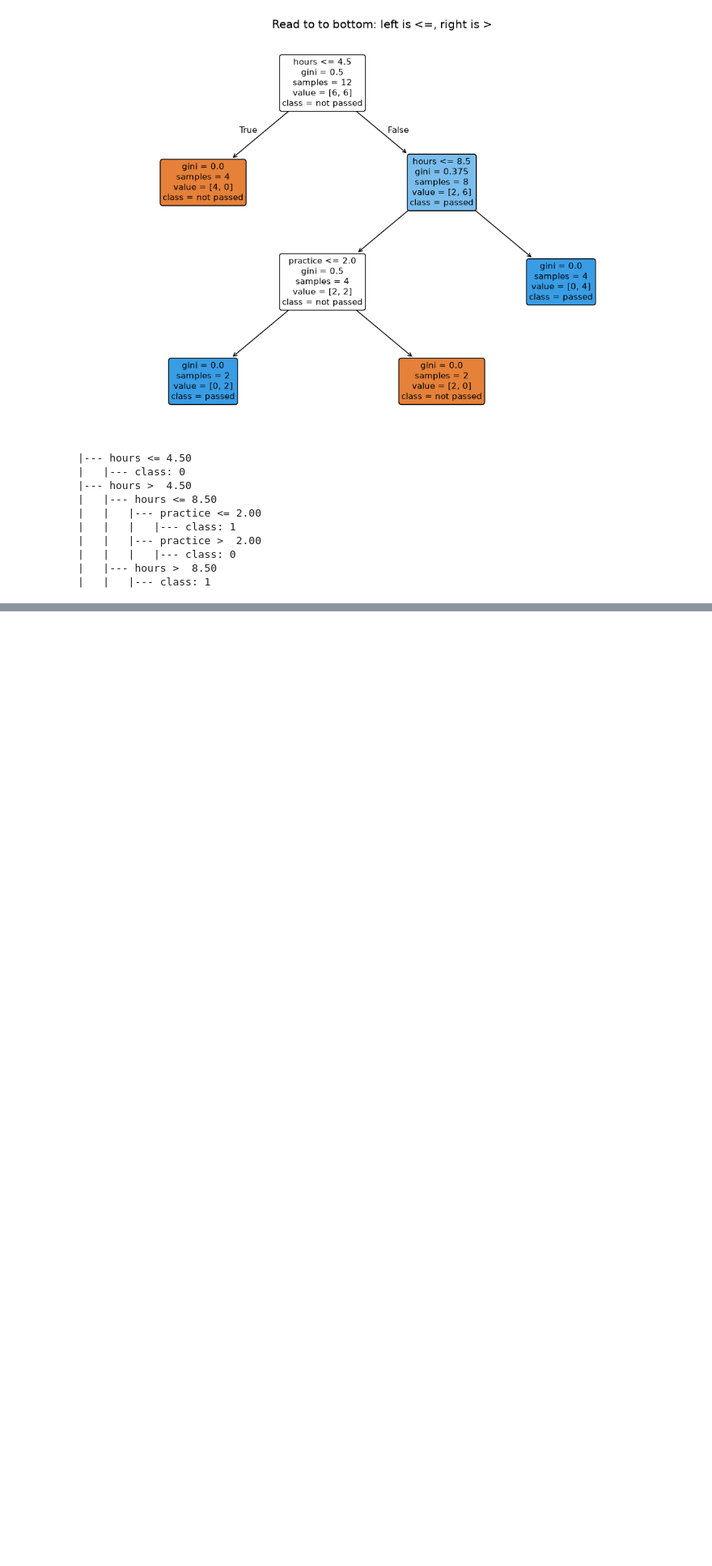
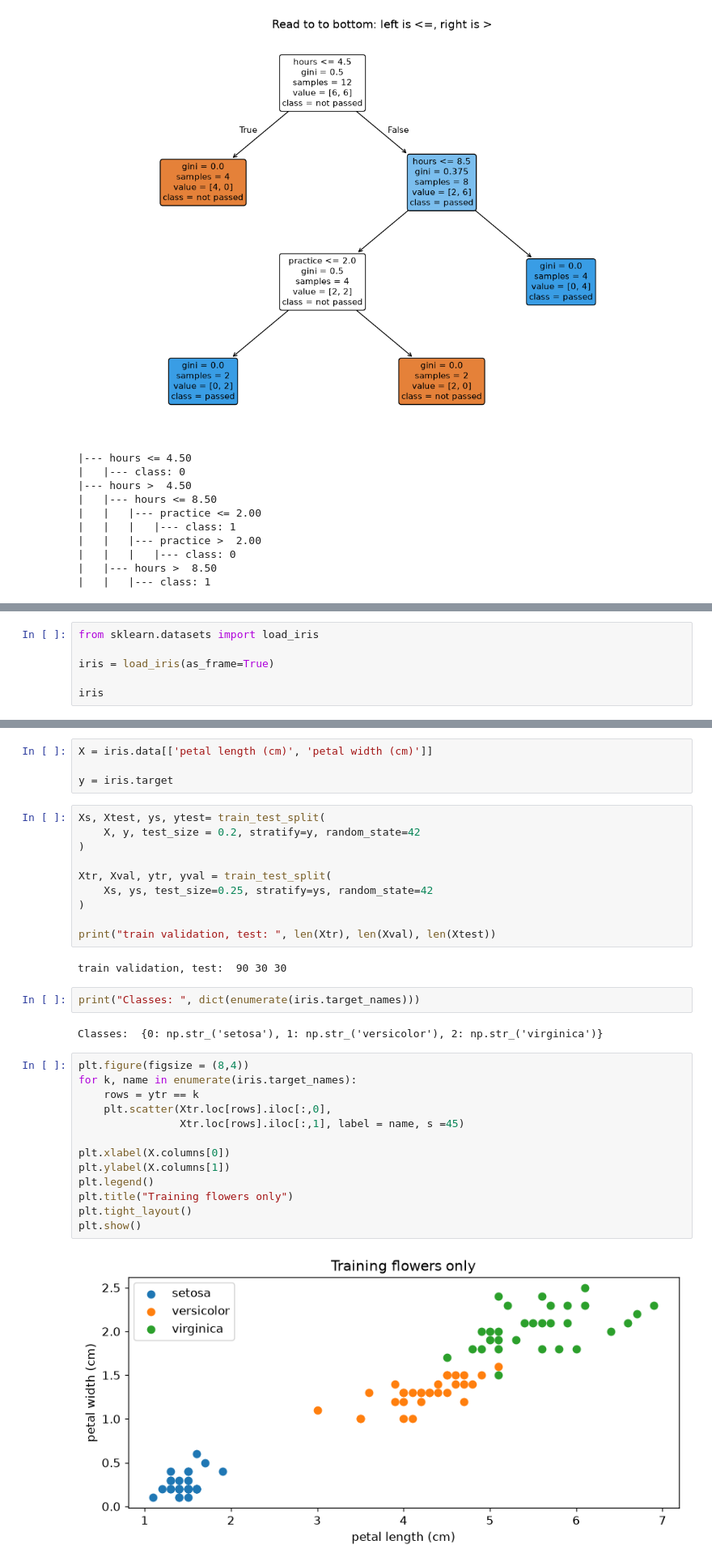
Before and after one commit to optimizer-step/scikit-learn-masterclass, a Jupyter notebook: notebooks/ch09_decision_tree.ipynb, the cells around one changed output, grey strips where cells are left out. Shown at 81% size. Saved outputs shown, nothing was run; the diff lists cells and outputs as text; blank space fills up the shorter version.

```diff
--- a/notebooks/ch09_decision_tree.ipynb
+++ b/notebooks/ch09_decision_tree.ipynb
@@ -262,0 +342,6 @@ print(export_text(exam_tree, feature_names = list(Xe.columns)))
+# %%
+from sklearn.datasets import load_iris
+
+iris = load_iris(as_frame=True)
+
+iris
@@ -262,0 +366,35 @@ print(export_text(exam_tree, feature_names = list(Xe.columns)))
+# %%
+X = iris.data[['petal length (cm)', 'petal width (cm)']]
+
+y = iris.target
+# %%
+Xs, Xtest, ys, ytest= train_test_split(
+    X, y, test_size = 0.2, stratify=y, random_state=42
+)
+
+Xtr, Xval, ytr, yval = train_test_split(
+    Xs, ys, test_size=0.25, stratify=ys, random_state=42
+)
+
+print("train validation, test: ", len(Xtr), len(Xval), len(Xtest))
+# %% [output]
+train validation, test:  90 30 30
+# %%
+print("Classes: ", dict(enumerate(iris.target_names)))
+# %% [output]
+Classes:  {0: np.str_('setosa'), 1: np.str_('versicolor'), 2: np.str_('virginica')}
+# %%
+plt.figure(figsize = (8,4))
+for k, name in enumerate(iris.target_names):
+    rows = ytr == k
+    plt.scatter(Xtr.loc[rows].iloc[:,0],
+                Xtr.loc[rows].iloc[:,1], label = name, s =45)
+
+plt.xlabel(X.columns[0])
+plt.ylabel(X.columns[1])
+plt.legend()
+plt.title("Training flowers only")
+plt.tight_layout()
+plt.show()
+# %% [output]
+[figure, added]
```
Also changed, not shown: parts of 23 cells of this notebook, 2 other files.
